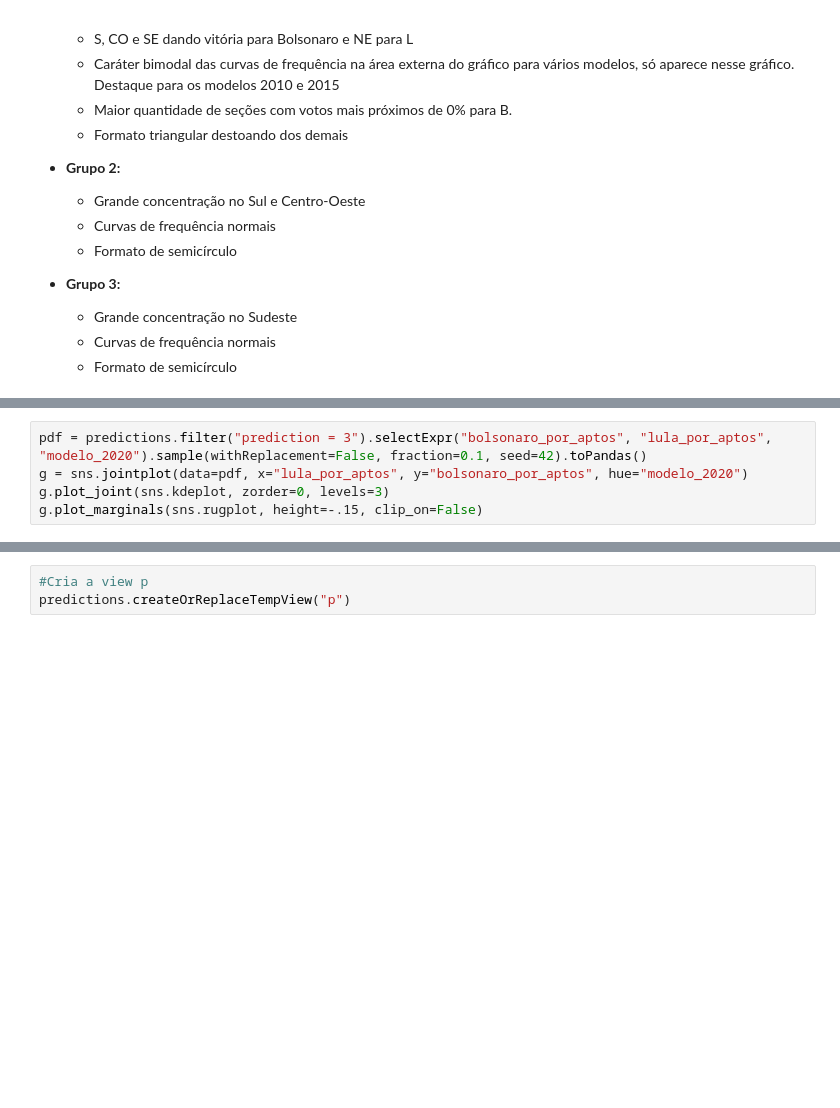
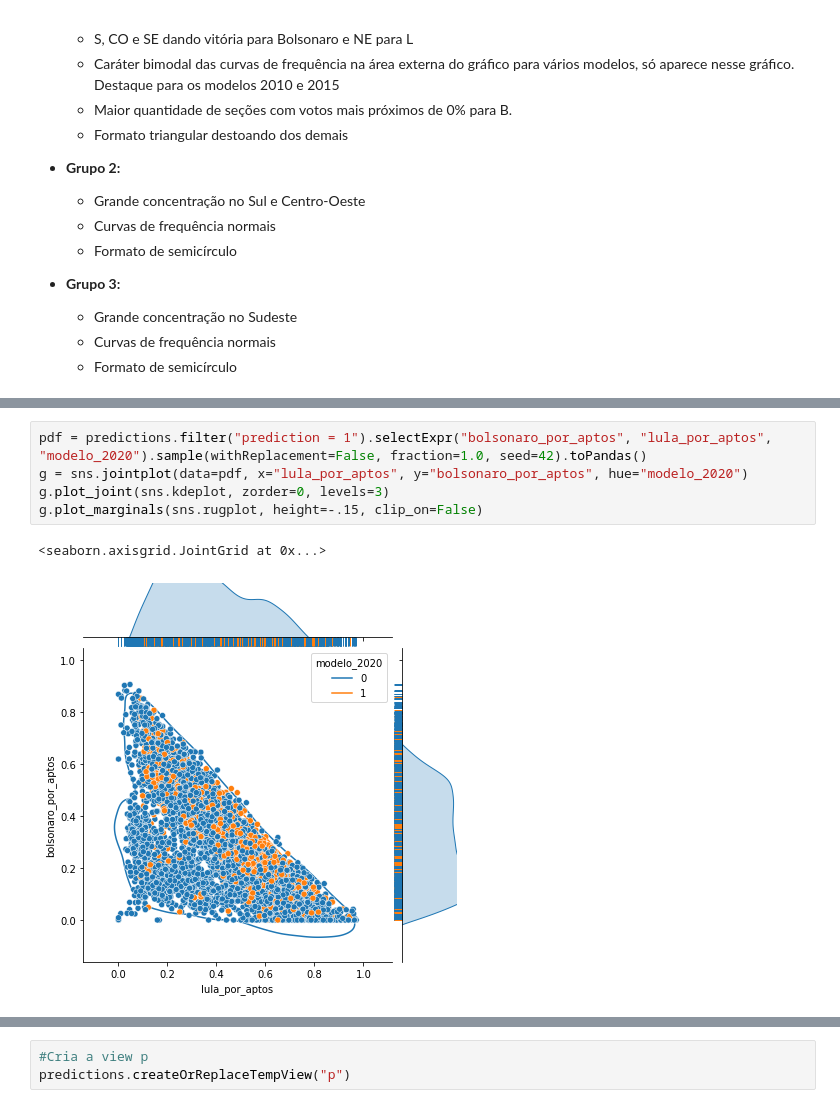
Before and after one commit to leonardodiasdatascientist/Votacao2oTurno, a Jupyter notebook: Votacao2t_GoogleColab.ipynb, the cells around one changed output, grey strips where cells are left out. Cells and saved outputs as stored; diff of their text form; blank space fills up the shorter version.

```diff
--- a/Votacao2t_GoogleColab.ipynb
+++ b/Votacao2t_GoogleColab.ipynb
@@ -846,6 +866,9 @@ g.plot_marginals(sns.rugplot, height=-.15, clip_on=False)
 # %%
-pdf = predictions.filter("prediction = 3").selectExpr("bolsonaro_por_aptos", "lula_por_aptos", "modelo_2020").sample(withReplacement=False, fraction=0.1, seed=42).toPandas()
+pdf = predictions.filter("prediction = 1").selectExpr("bolsonaro_por_aptos", "lula_por_aptos", "modelo_2020").sample(withReplacement=False, fraction=1.0, seed=42).toPandas()
 g = sns.jointplot(data=pdf, x="lula_por_aptos", y="bolsonaro_por_aptos", hue="modelo_2020")
 g.plot_joint(sns.kdeplot, zorder=0, levels=3)
 g.plot_marginals(sns.rugplot, height=-.15, clip_on=False)
+# %% [output]
+<seaborn.axisgrid.JointGrid at 0x...>
+[figure, added]
 # %%
```
Also changed, not shown: parts of 68 cells of this notebook.
